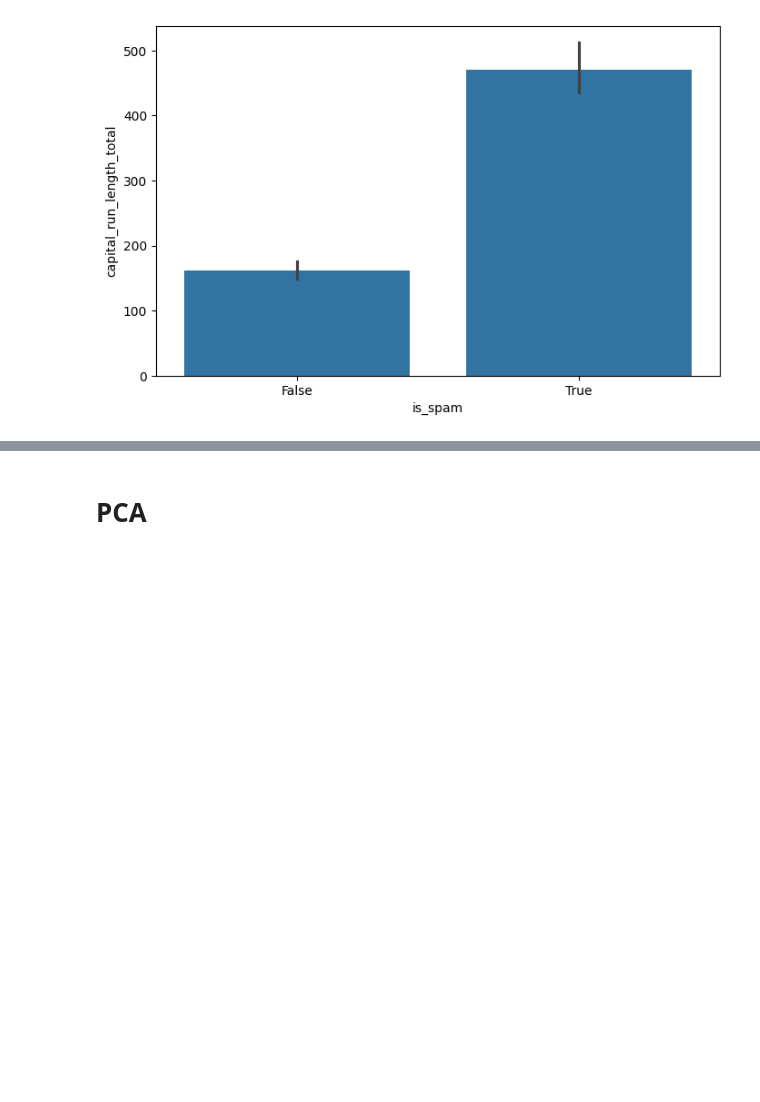
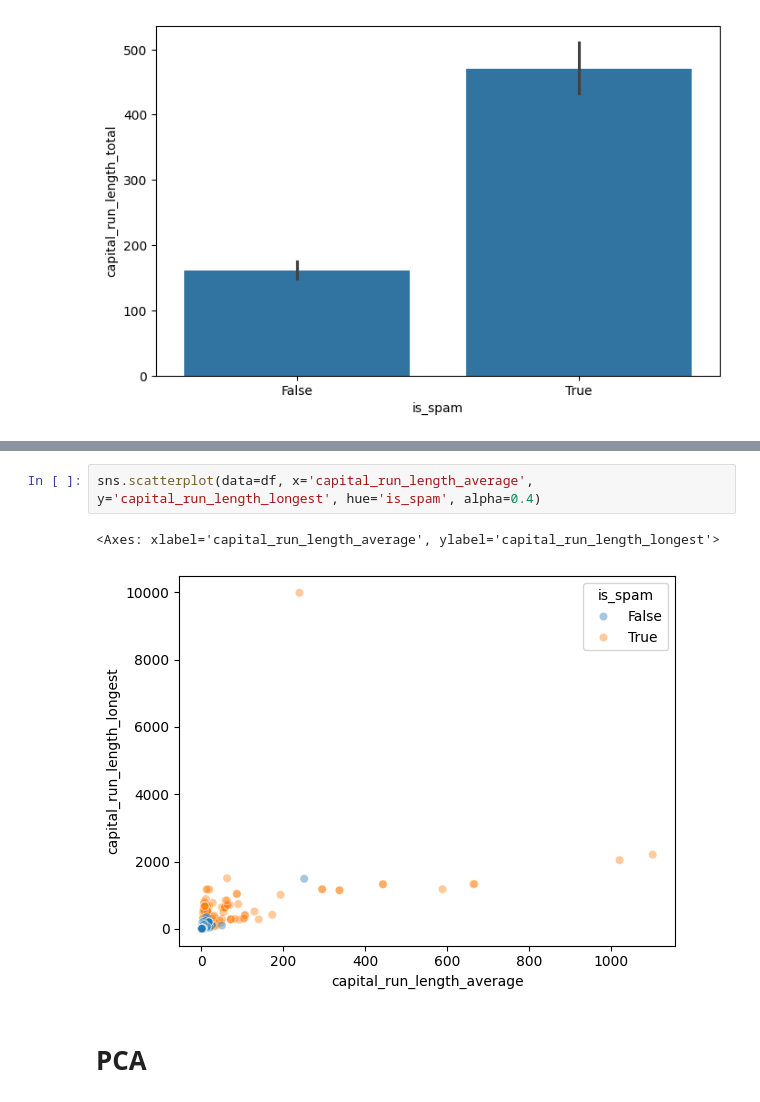
Before and after one commit to sba25360-byte/L7-Data-Exploration, a Jupyter notebook: Data_Exploration.ipynb, the cells around one changed output, grey strips where cells are left out. Cells and saved outputs as stored; diff of their text form; blank space fills up the shorter version.

```diff
--- a/Data_Exploration.ipynb
+++ b/Data_Exploration.ipynb
@@ -100,3 +103,8 @@ sns.barplot(x='is_spam', y='capital_run_length_total', data=df)
+# %%
+sns.scatterplot(data=df, x='capital_run_length_average', y='capital_run_length_longest', hue='is_spam', alpha=0.4)
+# %% [output]
+<Axes: xlabel='capital_run_length_average', ylabel='capital_run_length_longest'>
+[figure, added]
 # %% [markdown]
 # PCA
 # %%
```
Also changed, not shown: parts of 13 cells of this notebook.
